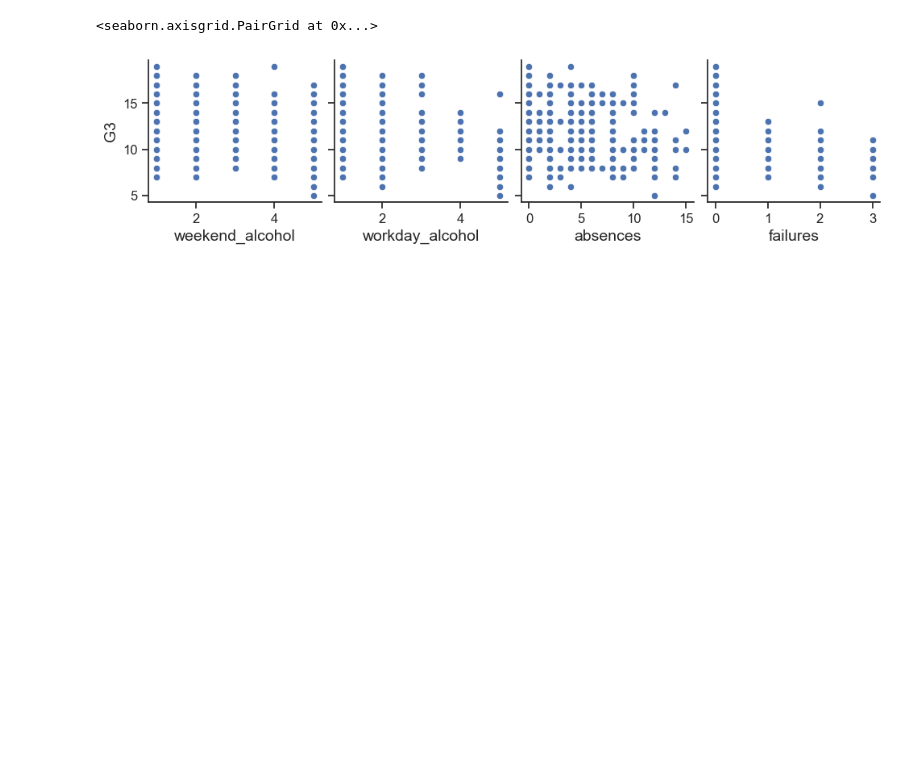
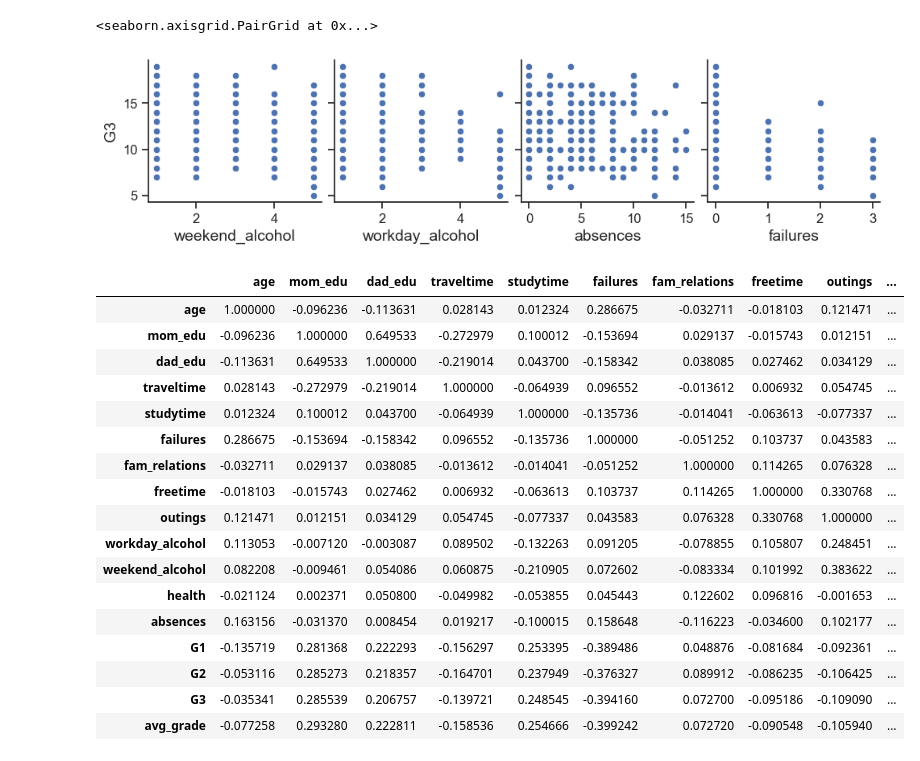
Before and after one commit to sk2003hw/Data-Mining-and-Machine-Learning-Portfolio, a Jupyter notebook: Lab 2.ipynb, the cells around one changed output. Cells and saved outputs as stored; diff of their text form; code cells hidden in the pictures; blank space fills up the shorter version.

Commit message:
correlation matrix

```diff
--- a/Lab 2.ipynb
+++ b/Lab 2.ipynb
@@ -707,3 +707,26 @@ sns.pairplot(
 # %% [output]
 <seaborn.axisgrid.PairGrid at 0x...>
 [figure]
+# %%
+# displaying the correlation matrix of the data
+corr = df.corr()
+corr
+# %% [output]
+|  | age | mom_edu | dad_edu | traveltime | studytime | failures | fam_relations | freetime | outings | ... |
+| age | 1.000000 | -0.096236 | -0.113631 | 0.028143 | 0.012324 | 0.286675 | -0.032711 | -0.018103 | 0.121471 | ... |
+| mom_edu | -0.096236 | 1.000000 | 0.649533 | -0.272979 | 0.100012 | -0.153694 | 0.029137 | -0.015743 | 0.012151 | ... |
+| dad_edu | -0.113631 | 0.649533 | 1.000000 | -0.219014 | 0.043700 | -0.158342 | 0.038085 | 0.027462 | 0.034129 | ... |
+| traveltime | 0.028143 | -0.272979 | -0.219014 | 1.000000 | -0.064939 | 0.096552 | -0.013612 | 0.006932 | 0.054745 | ... |
+| studytime | 0.012324 | 0.100012 | 0.043700 | -0.064939 | 1.000000 | -0.135736 | -0.014041 | -0.063613 | -0.077337 | ... |
+| failures | 0.286675 | -0.153694 | -0.158342 | 0.096552 | -0.135736 | 1.000000 | -0.051252 | 0.103737 | 0.043583 | ... |
+| fam_relations | -0.032711 | 0.029137 | 0.038085 | -0.013612 | -0.014041 | -0.051252 | 1.000000 | 0.114265 | 0.076328 | ... |
+| freetime | -0.018103 | -0.015743 | 0.027462 | 0.006932 | -0.063613 | 0.103737 | 0.114265 | 1.000000 | 0.330768 | ... |
+| outings | 0.121471 | 0.012151 | 0.034129 | 0.054745 | -0.077337 | 0.043583 | 0.076328 | 0.330768 | 1.000000 | ... |
+| workday_alcohol | 0.113053 | -0.007120 | -0.003087 | 0.089502 | -0.132263 | 0.091205 | -0.078855 | 0.105807 | 0.248451 | ... |
+| weekend_alcohol | 0.082208 | -0.009461 | 0.054086 | 0.060875 | -0.210905 | 0.072602 | -0.083334 | 0.101992 | 0.383622 | ... |
+| health | -0.021124 | 0.002371 | 0.050800 | -0.049982 | -0.053855 | 0.045443 | 0.122602 | 0.096816 | -0.001653 | ... |
+| absences | 0.163156 | -0.031370 | 0.008454 | 0.019217 | -0.100015 | 0.158648 | -0.116223 | -0.034600 | 0.102177 | ... |
+| G1 | -0.135719 | 0.281368 | 0.222293 | -0.156297 | 0.253395 | -0.389486 | 0.048876 | -0.081684 | -0.092361 | ... |
+| G2 | -0.053116 | 0.285273 | 0.218357 | -0.164701 | 0.237949 | -0.376327 | 0.089912 | -0.086235 | -0.106425 | ... |
+| G3 | -0.035341 | 0.285539 | 0.206757 | -0.139721 | 0.248545 | -0.394160 | 0.072700 | -0.095186 | -0.109090 | ... |
+| avg_grade | -0.077258 | 0.293280 | 0.222811 | -0.158536 | 0.254666 | -0.399242 | 0.072720 | -0.090548 | -0.105940 | ... |
```
Also changed, not shown: parts of 5 cells of this notebook.
